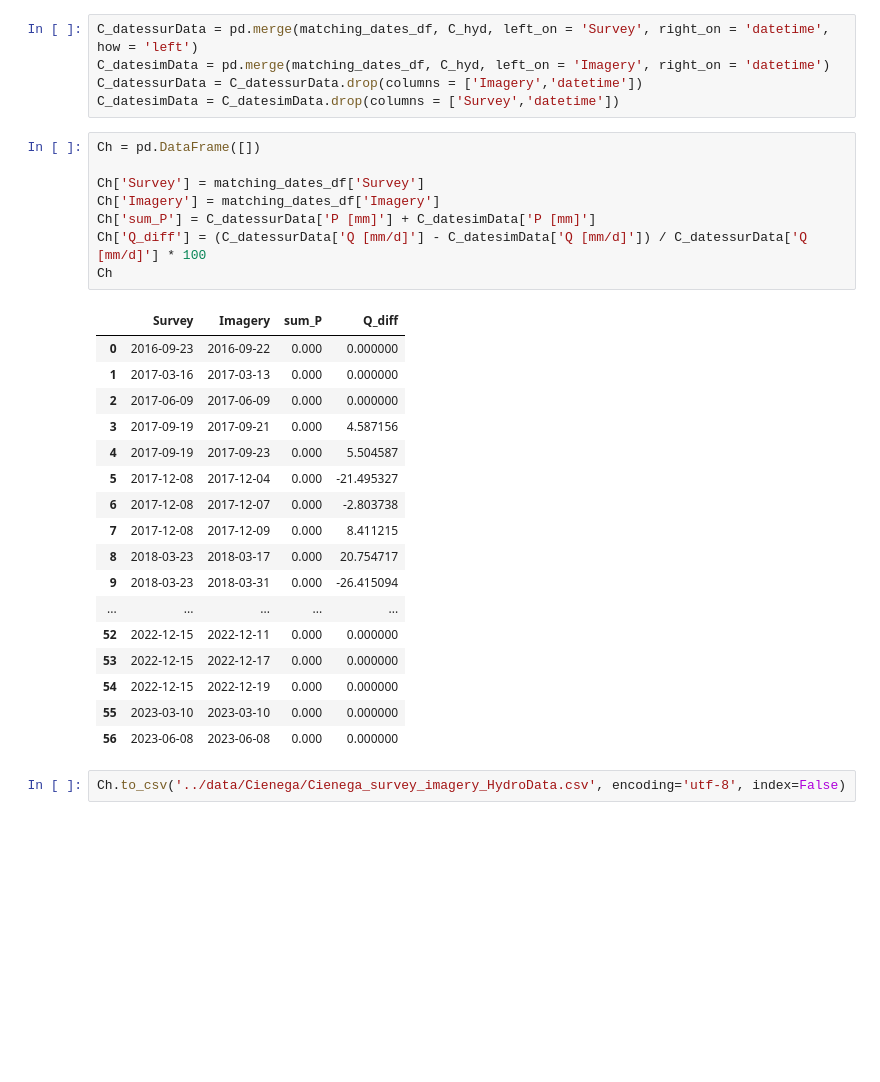
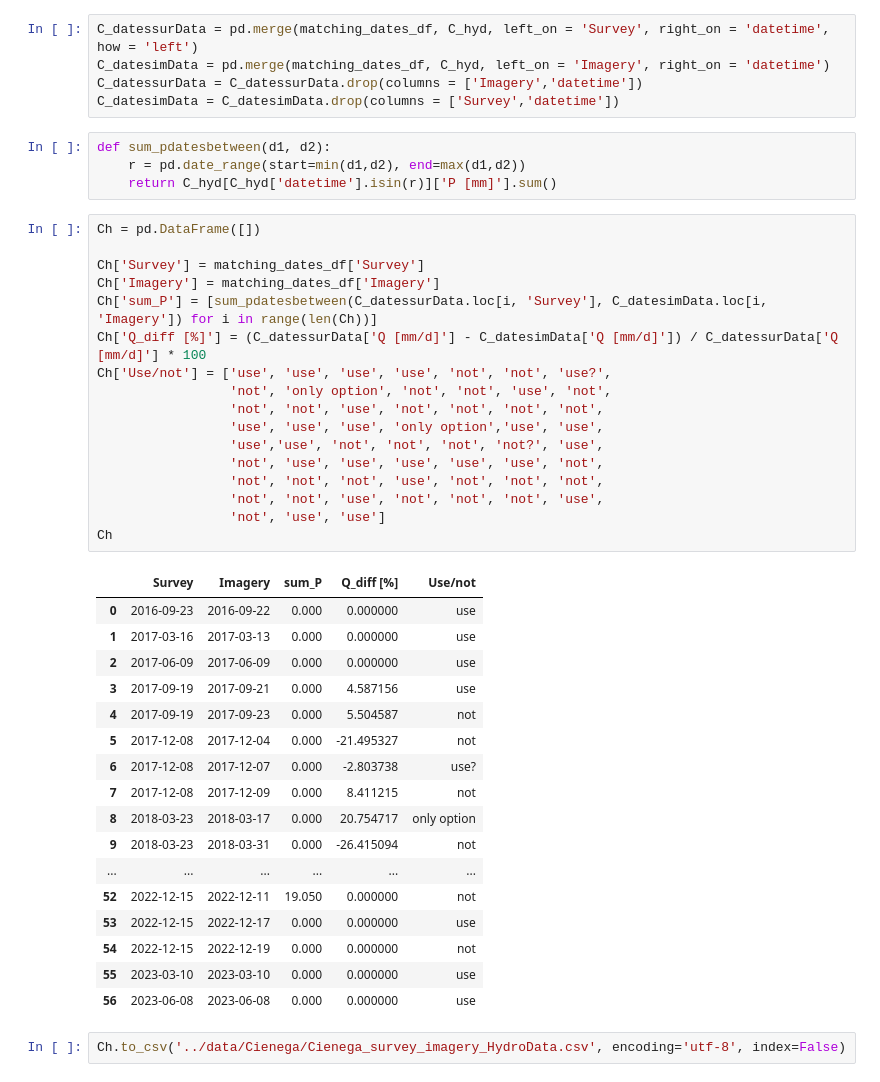
Before and after one commit to lapidesd/SanPedro_wetdry_pilot, a Jupyter notebook: code/Cienega_survey_imagery.ipynb, the cells around one changed output. Drawn from its saved outputs; the diff is of its cells as text; blank space fills up the shorter version.

```diff
--- a/code/Cienega_survey_imagery.ipynb
+++ b/code/Cienega_survey_imagery.ipynb
@@ -42,31 +47,44 @@ C_datessurData = pd.merge(matching_dates_df, C_hyd, left_on = 'Survey', right_on
 C_datesimData = pd.merge(matching_dates_df, C_hyd, left_on = 'Imagery', right_on = 'datetime')
 C_datessurData = C_datessurData.drop(columns = ['Imagery','datetime'])
 C_datesimData = C_datesimData.drop(columns = ['Survey','datetime'])
+# %%
+def sum_pdatesbetween(d1, d2):
+    r = pd.date_range(start=min(d1,d2), end=max(d1,d2))
+    return C_hyd[C_hyd['datetime'].isin(r)]['P [mm]'].sum()
 # %%
 Ch = pd.DataFrame([])
 
 Ch['Survey'] = matching_dates_df['Survey']
 Ch['Imagery'] = matching_dates_df['Imagery']
-Ch['sum_P'] = C_datessurData['P [mm]'] + C_datesimData['P [mm]']
-Ch['Q_diff'] = (C_datessurData['Q [mm/d]'] - C_datesimData['Q [mm/d]']) / C_datessurData['Q [mm/d]'] * 100
+Ch['sum_P'] = [sum_pdatesbetween(C_datessurData.loc[i, 'Survey'], C_datesimData.loc[i, 'Imagery']) for i in range(len(Ch))]
+Ch['Q_diff [%]'] = (C_datessurData['Q [mm/d]'] - C_datesimData['Q [mm/d]']) / C_datessurData['Q [mm/d]'] * 100
+Ch['Use/not'] = ['use', 'use', 'use', 'use', 'not', 'not', 'use?',
+                 'not', 'only option', 'not', 'not', 'use', 'not',
+                 'not', 'not', 'use', 'not', 'not', 'not', 'not',
+                 'use', 'use', 'use', 'only option','use', 'use',
+                 'use','use', 'not', 'not', 'not', 'not?', 'use',
+                 'not', 'use', 'use', 'use', 'use', 'use', 'not',
+                 'not', 'not', 'not', 'use', 'not', 'not', 'not',
+                 'not', 'not', 'use', 'not', 'not', 'not', 'use',
+                 'not', 'use', 'use']
 Ch
 # %% [output]
-|  | Survey | Imagery | sum_P | Q_diff |
-| 0 | 2016-09-23 | 2016-09-22 | 0.000 | 0.000000 |
-| 1 | 2017-03-16 | 2017-03-13 | 0.000 | 0.000000 |
-| 2 | 2017-06-09 | 2017-06-09 | 0.000 | 0.000000 |
-| 3 | 2017-09-19 | 2017-09-21 | 0.000 | 4.587156 |
-| 4 | 2017-09-19 | 2017-09-23 | 0.000 | 5.504587 |
-| 5 | 2017-12-08 | 2017-12-04 | 0.000 | -21.495327 |
-| 6 | 2017-12-08 | 2017-12-07 | 0.000 | -2.803738 |
-| 7 | 2017-12-08 | 2017-12-09 | 0.000 | 8.411215 |
-| 8 | 2018-03-23 | 2018-03-17 | 0.000 | 20.754717 |
-| 9 | 2018-03-23 | 2018-03-31 | 0.000 | -26.415094 |
-| ... | ... | ... | ... | ... |
-| 52 | 2022-12-15 | 2022-12-11 | 0.000 | 0.000000 |
-| 53 | 2022-12-15 | 2022-12-17 | 0.000 | 0.000000 |
-| 54 | 2022-12-15 | 2022-12-19 | 0.000 | 0.000000 |
-| 55 | 2023-03-10 | 2023-03-10 | 0.000 | 0.000000 |
-| 56 | 2023-06-08 | 2023-06-08 | 0.000 | 0.000000 |
+|  | Survey | Imagery | sum_P | Q_diff [%] | Use/not |
+| 0 | 2016-09-23 | 2016-09-22 | 0.000 | 0.000000 | use |
+| 1 | 2017-03-16 | 2017-03-13 | 0.000 | 0.000000 | use |
+| 2 | 2017-06-09 | 2017-06-09 | 0.000 | 0.000000 | use |
+| 3 | 2017-09-19 | 2017-09-21 | 0.000 | 4.587156 | use |
+| 4 | 2017-09-19 | 2017-09-23 | 0.000 | 5.504587 | not |
+| 5 | 2017-12-08 | 2017-12-04 | 0.000 | -21.495327 | not |
+| 6 | 2017-12-08 | 2017-12-07 | 0.000 | -2.803738 | use? |
+| 7 | 2017-12-08 | 2017-12-09 | 0.000 | 8.411215 | not |
+| 8 | 2018-03-23 | 2018-03-17 | 0.000 | 20.754717 | only option |
+| 9 | 2018-03-23 | 2018-03-31 | 0.000 | -26.415094 | not |
+| ... | ... | ... | ... | ... | ... |
+| 52 | 2022-12-15 | 2022-12-11 | 19.050 | 0.000000 | not |
+| 53 | 2022-12-15 | 2022-12-17 | 0.000 | 0.000000 | use |
+| 54 | 2022-12-15 | 2022-12-19 | 0.000 | 0.000000 | not |
+| 55 | 2023-03-10 | 2023-03-10 | 0.000 | 0.000000 | use |
+| 56 | 2023-06-08 | 2023-06-08 | 0.000 | 0.000000 | use |
 # %%
 Ch.to_csv('../data/Cienega/Cienega_survey_imagery_HydroData.csv', encoding='utf-8', index=False)
```
Also changed, not shown: parts of 3 cells of this notebook, 8 other files.
